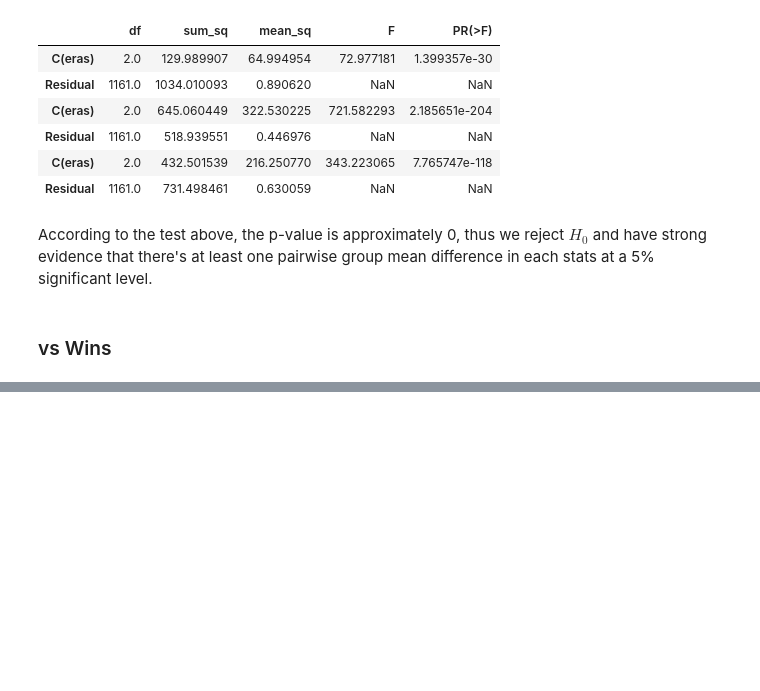
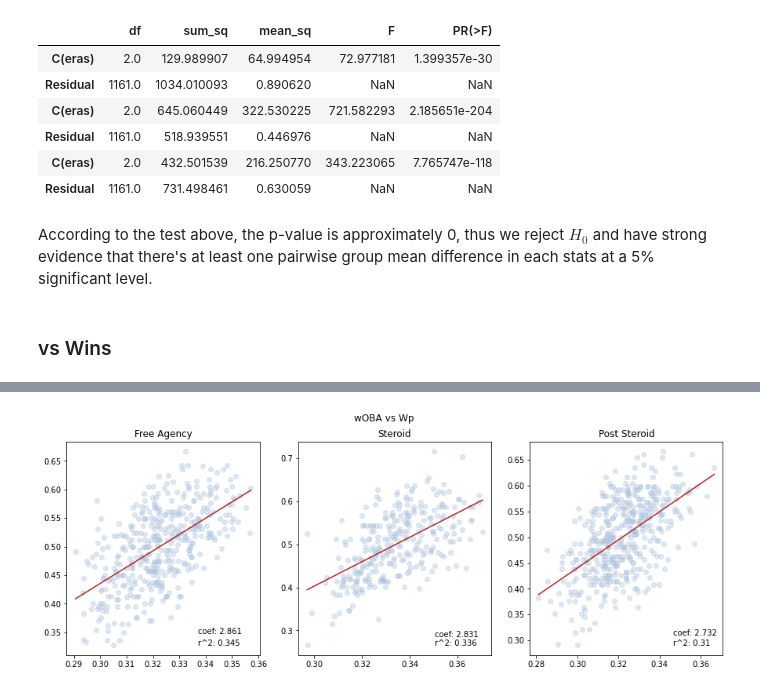
Before and after one commit to jinwls/Batting_Pitching_Fielding, a Jupyter notebook: bat_pitch_field.ipynb, the cells around one changed output, grey strips where cells are left out. Drawn from its saved outputs; the diff is of its cells as text; code cells hidden in the pictures; blank space fills up the shorter version.

```diff
--- a/bat_pitch_field.ipynb
+++ b/bat_pitch_field.ipynb
@@ -304,0 +294,4 @@ plt.scatter(df_scaled['W%'], df_scaled['FP'])
+# %%
+df_free = df[df.eras == 'FreeAgency']
+df_ster = df[df.eras == 'Steroid']
+df_post = df[df.eras == 'PostSteroid']
@@ -306,0 +330,28 @@ plt.scatter(df_scaled['W%'], df_scaled['FP'])
+# %%
+f,ax = plt.subplots(1,3,figsize=(15,5))
+plt.suptitle('wOBA vs Wp')
+ax[0].set_title('Free Agency')
+ax[1].set_title('Steroid')
+ax[2].set_title('Post Steroid')
+
+data = [df_free, df_ster, df_post]
+cor = []
+for n, era in enumerate(data):
+    X = era['wOBA_team'].values\
+                        .reshape(-1,1)
+    y = era['Wp'].values\
+                 .reshape(-1,1)
+    lr = LinearRegression()
+    lr.fit(X,y)
+
+    ax[n].scatter(X, y, color='lightsteelblue', alpha=0.4)
+    ax[n].plot([min(X),max(X)],
+               [min(X)*lr.coef_[0]+lr.intercept_,max(X)*lr.coef_[0]+lr.intercept_],
+                color='firebrick')
+
+    ax[n].text(max(X)-0.02,min(y)+0.02,
+               f'coef: {round(lr.coef_[0][0],3)}')
+    ax[n].text(max(X)-0.02,min(y),
+               f'r^2: {round(lr.score(X,y),3)}')
+# %% [output]
+[figure, added]
```
Also changed, not shown: parts of 26 cells of this notebook, 2 other files.
